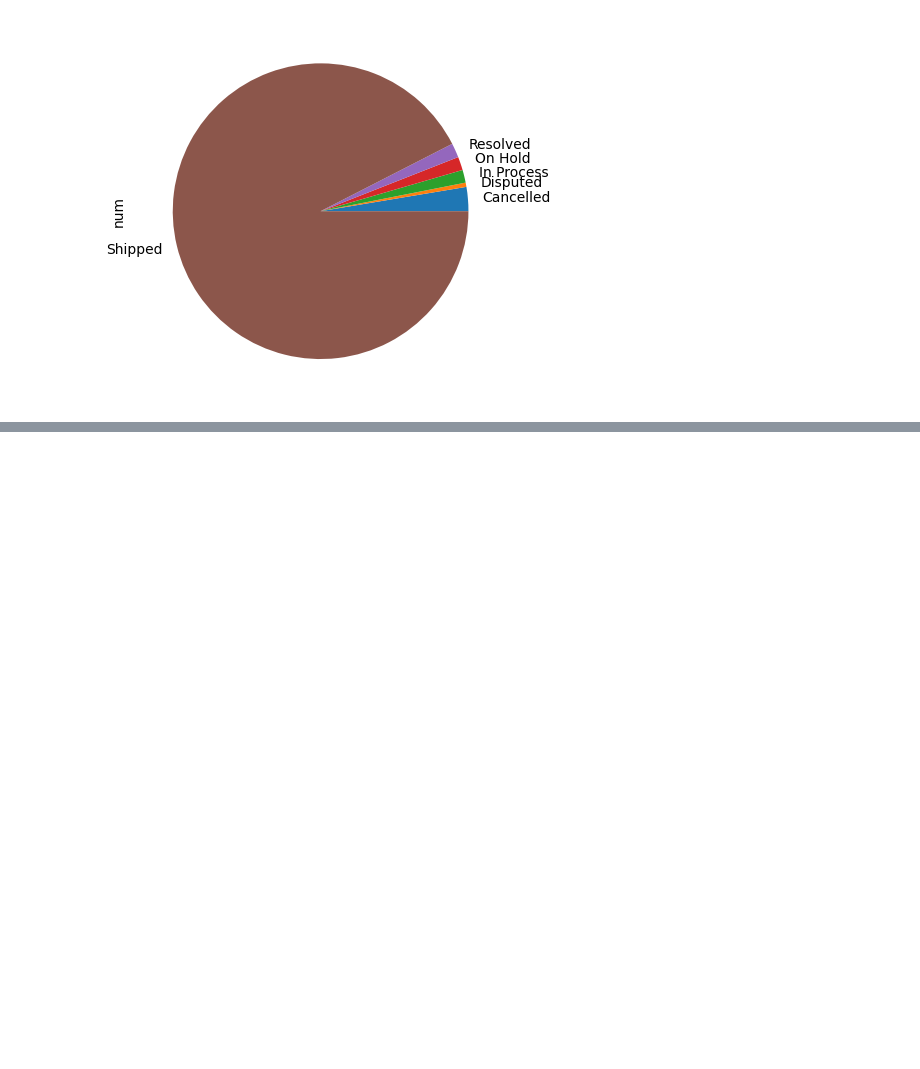
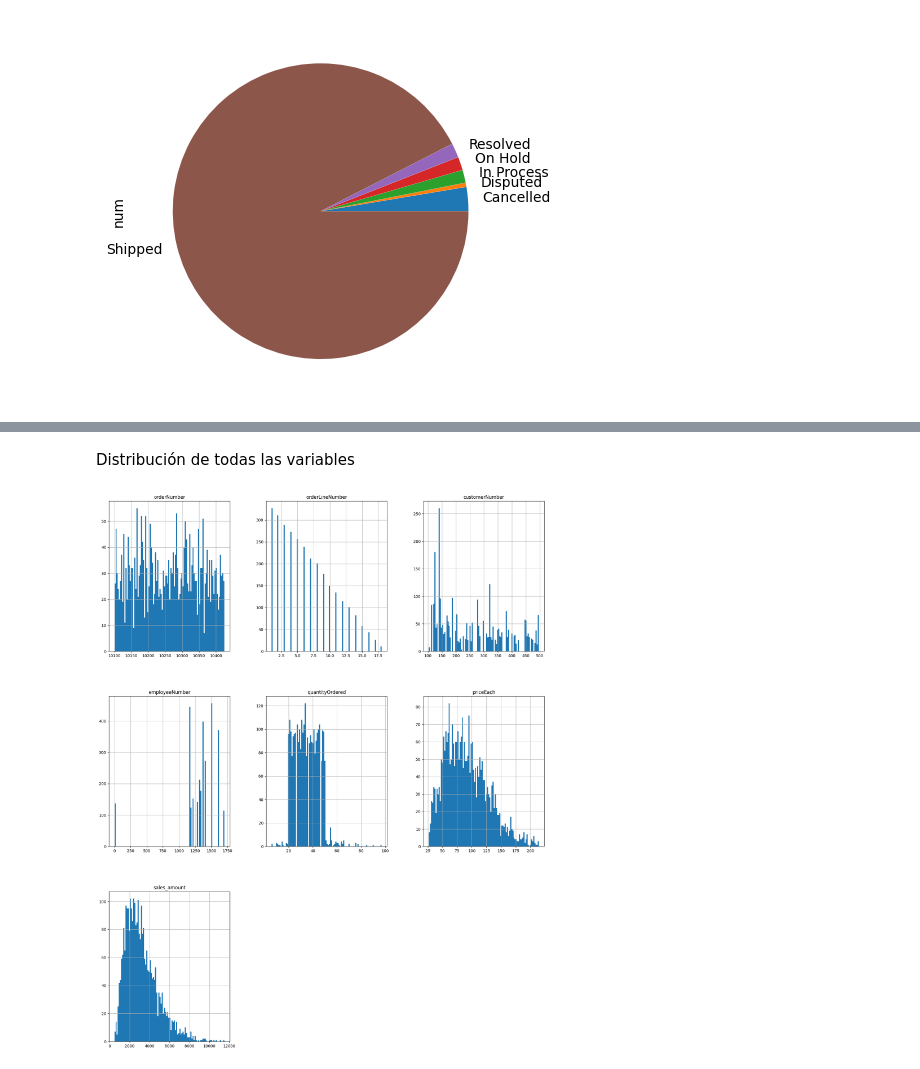
Before and after one commit to Senador05/phyton, a Jupyter notebook: Numpy/visualización/ejercicios visualización.ipynb, the cells around one changed output, grey strips where cells are left out. Saved outputs shown, nothing was run; the diff lists cells and outputs as text; code cells hidden in the pictures; blank space fills up the shorter version.

```diff
--- a/Numpy/visualización/ejercicios visualización.ipynb
+++ b/Numpy/visualización/ejercicios visualización.ipynb
@@ -88,0 +130,9 @@ fig = plt.figure(figsize=)
+# %% [markdown]
+Distribución de todas las variables
+# %%
+
+sales_df[sales_df['quantityOrdered'] >= 0].hist(bins=100, figsize=(20,25))
+# plt.rcParams["figure.figsize"] = [20, 25]
+plt.show()
+# %% [output]
+[figure, added]
```
Also changed, not shown: parts of 13 cells of this notebook.
